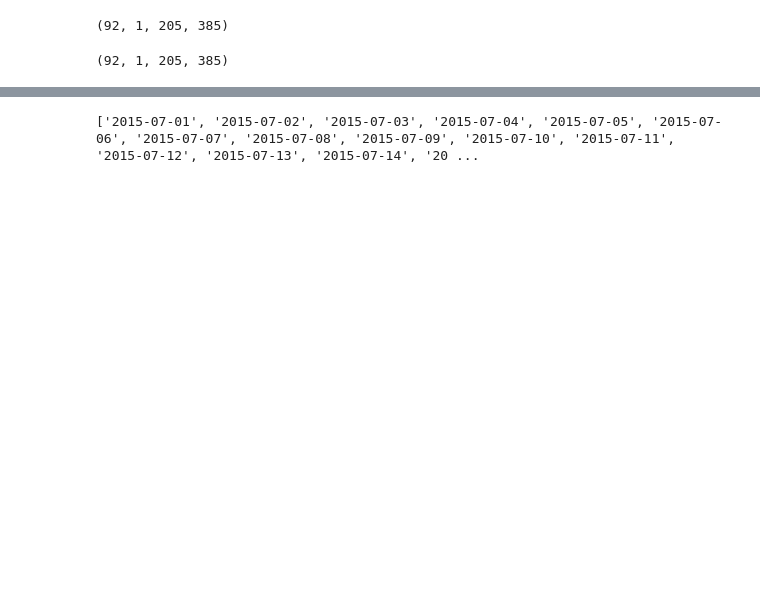
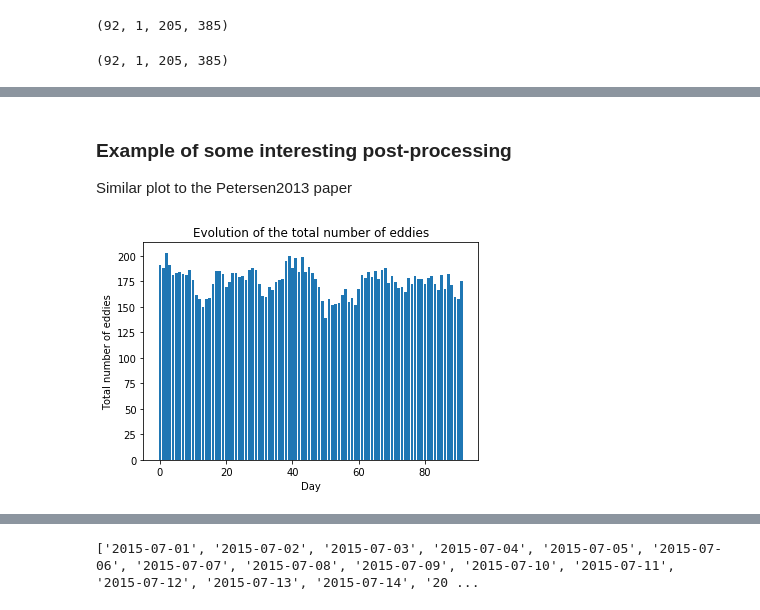
Before and after one commit to JASaa/eddies-R2, a Jupyter notebook: eddy_dates_test.ipynb, the cells around one changed output, grey strips where cells are left out. Cells and saved outputs as stored; diff of their text form; code cells hidden in the pictures; blank space fills up the shorter version.

```diff
--- a/eddy_dates_test.ipynb
+++ b/eddy_dates_test.ipynb
@@ -154,0 +107,9 @@ map_circulation2.shape
+# %%
+import numpy as np
+
+map_circulation0 = np.load("map_circulation.npy")
+map_circulation0 = map_circulation0.transpose(2,1,0) # we save it in the same order as the raw NETCDF data to facilitate correlations
+
+eddy_data0 = np.load("eddy_data.npy")
+nEd0 = np.load("nEd.npy")
+n_cyclonic0 = np.load("n_cyclonic.npy")
@@ -154,0 +150,16 @@ map_circulation2.shape
+# %% [markdown]
+### Example of some interesting post-processing
+Similar plot to the Petersen2013 paper
+# %%
+#number of eddies vs day
+import matplotlib.pyplot as plt
+import numpy as np
+
+plt.bar(np.arange(len(t)),nEd0)
+plt.title('Evolution of the total number of eddies')
+plt.ylabel('Total number of eddies')
+plt.xlabel('Day')
+plt.savefig('n_eddies.png',bbox_inches='tight')
+plt.show()
+# %% [output]
+[figure, added]
```
Also changed, not shown: parts of 28 cells of this notebook, 3 other files.
